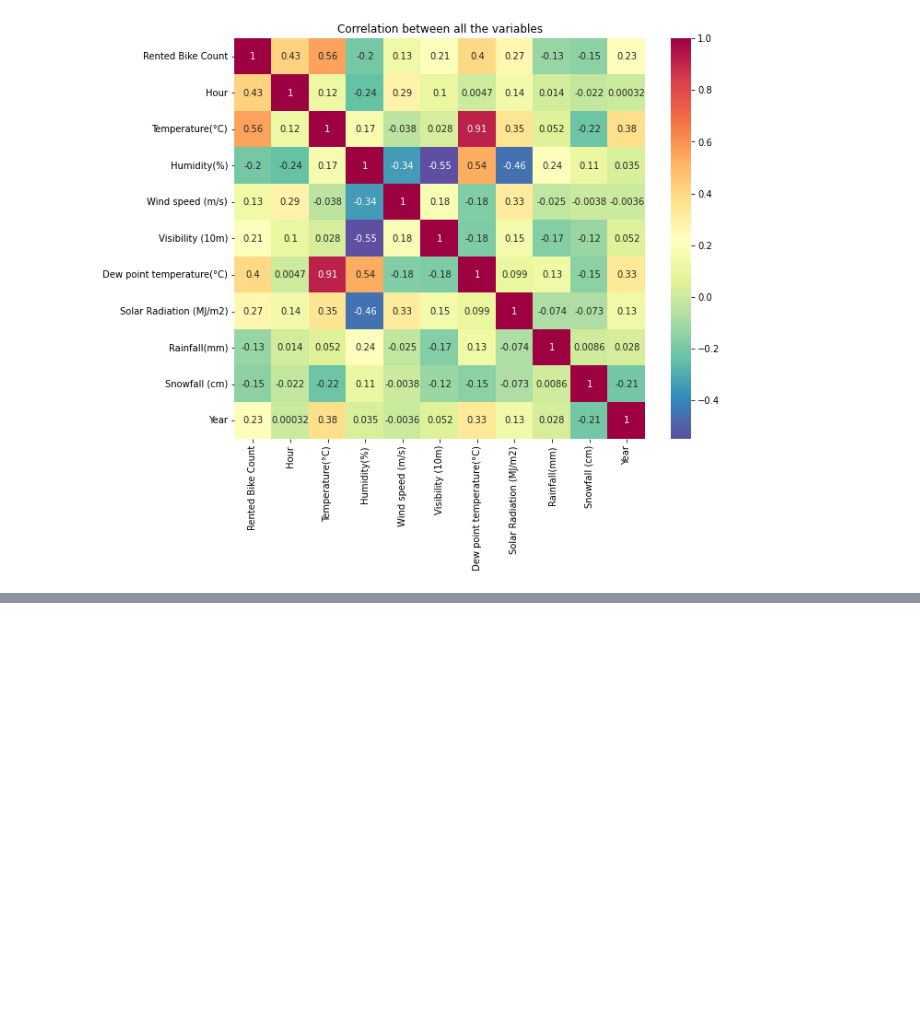
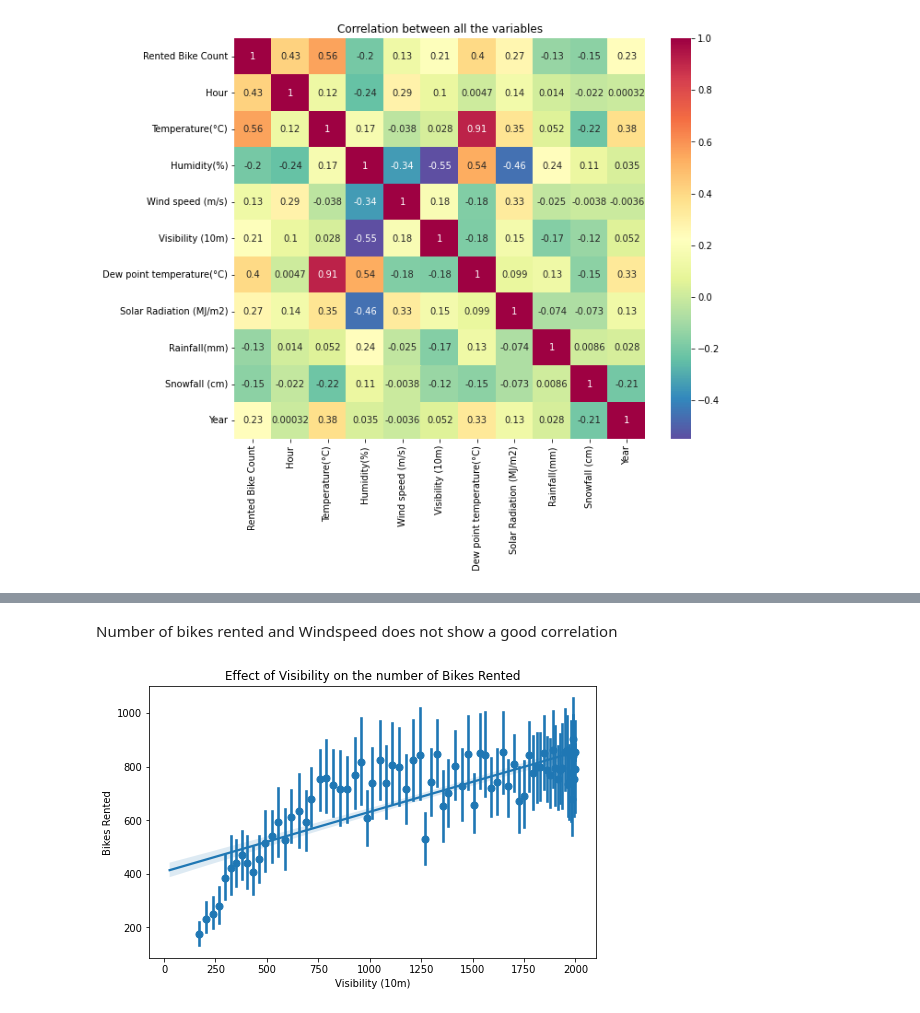
Before and after one commit to rsonar821/Regression-Capstone-Project, a Jupyter notebook: Seoul_Bike_Sharing_Demand_Prediction.ipynb, the cells around one changed output, grey strips where cells are left out. Cells and saved outputs as stored; diff of their text form; code cells hidden in the pictures; blank space fills up the shorter version.

```diff
--- a/Seoul_Bike_Sharing_Demand_Prediction.ipynb
+++ b/Seoul_Bike_Sharing_Demand_Prediction.ipynb
@@ -381,0 +426,12 @@ plt.show(figure)
+# %% [markdown]
+Number of bikes rented and Windspeed does not show a good correlation
+# %%
+# Plotting a regression plot between the number of bikes rented and Visibility
+
+plt.figure(figsize=(8,5))
+figure = sns.regplot(x=df['Visibility (10m)'], y=df['Rented Bike Count'], x_bins=100, fit_reg=True)
+figure.set(title='Effect of Visibility on the number of Bikes Rented')
+figure.set(xlabel='Visibility (10m)', ylabel='Bikes Rented')
+plt.show(figure)
+# %% [output]
+[figure, added]
```
Also changed, not shown: parts of 16 cells of this notebook.
